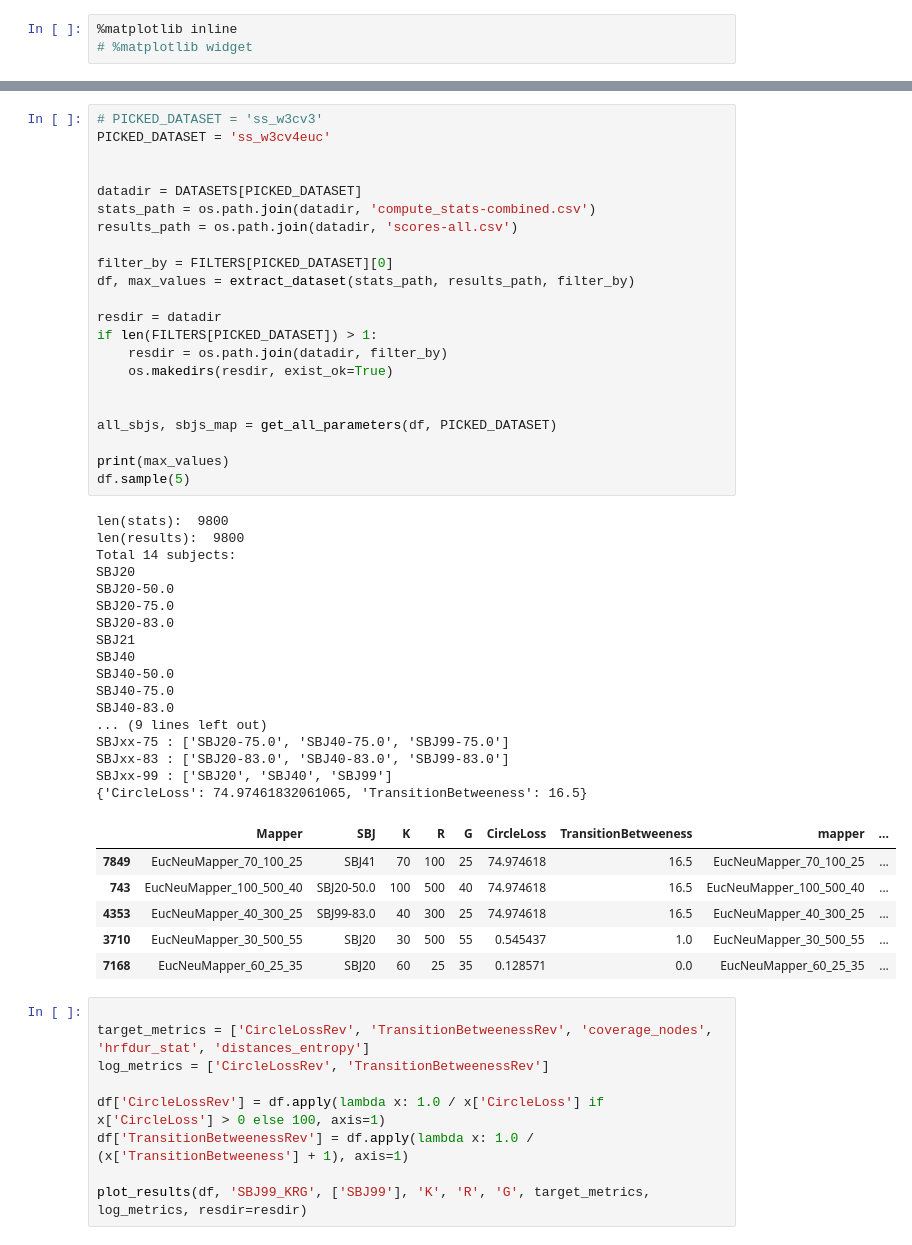
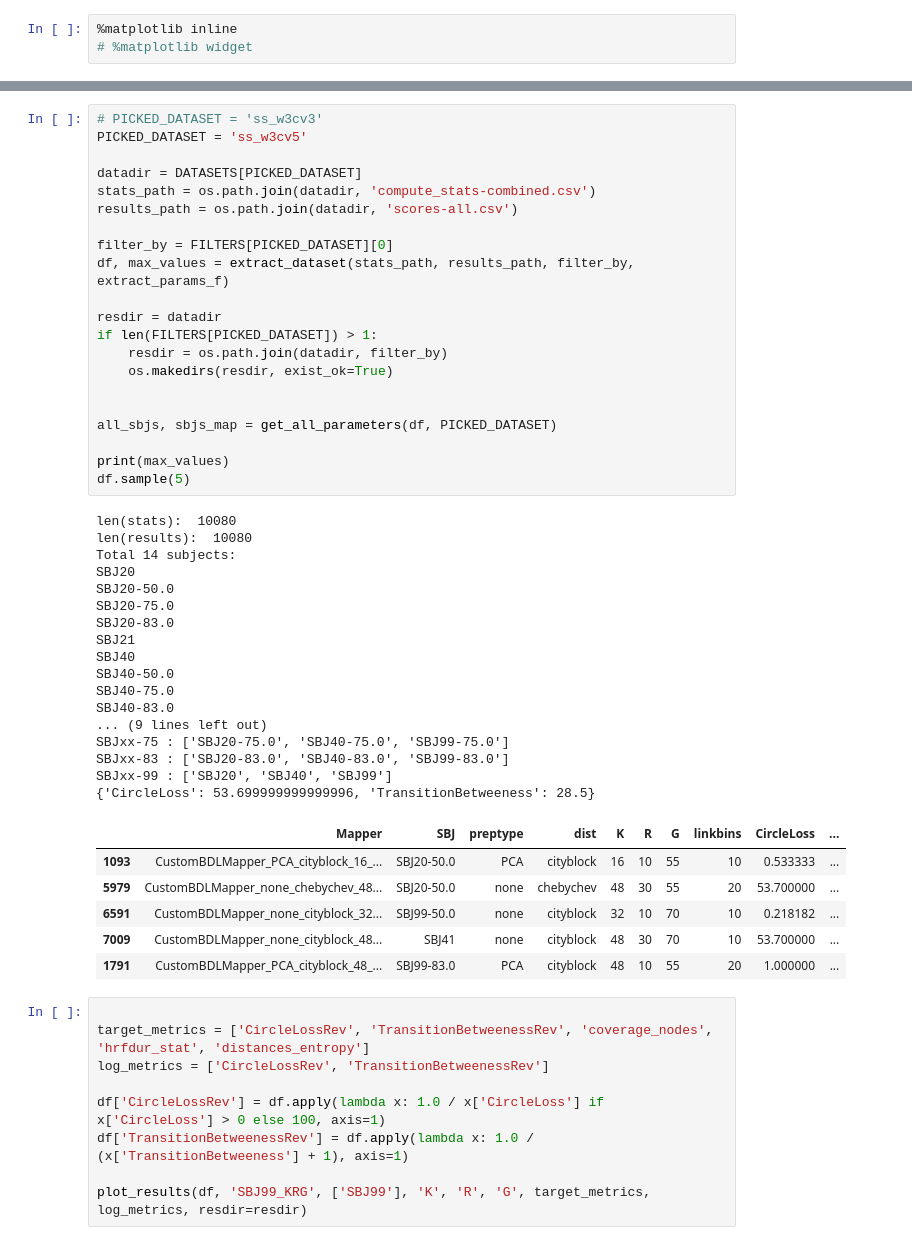
Before and after one commit to braindynamicslab/demapper, a Jupyter notebook: notebooks/plot_R_G_scatter.ipynb, the cells around one changed output, grey strips where cells are left out. Saved outputs shown, nothing was run; the diff lists cells and outputs as text.

```diff
--- a/notebooks/plot_R_G_scatter.ipynb
+++ b/notebooks/plot_R_G_scatter.ipynb
@@ -349,49 +22,48 @@ circle_loss_threshold = 10.0
 # %%
 # PICKED_DATASET = 'ss_w3cv3'
-PICKED_DATASET = 'ss_w3cv4euc'
-
+PICKED_DATASET = 'ss_w3cv5'
 
 datadir = DATASETS[PICKED_DATASET]
 stats_path = os.path.join(datadir, 'compute_stats-combined.csv')
 results_path = os.path.join(datadir, 'scores-all.csv')
 
 filter_by = FILTERS[PICKED_DATASET][0]
-df, max_values = extract_dataset(stats_path, results_path, filter_by)
+df, max_values = extract_dataset(stats_path, results_path, filter_by, extract_params_f)
 
 resdir = datadir
 if len(FILTERS[PICKED_DATASET]) > 1:
     resdir = os.path.join(datadir, filter_by)
     os.makedirs(resdir, exist_ok=True)
 
 
 all_sbjs, sbjs_map = get_all_parameters(df, PICKED_DATASET)
 
 print(max_values)
 df.sample(5)
 # %% [output]
-len(stats):  9800
-len(results):  9800
+len(stats):  10080
+len(results):  10080
 Total 14 subjects:
 SBJ20
 SBJ20-50.0
 SBJ20-75.0
 SBJ20-83.0
 SBJ21
 SBJ40
 SBJ40-50.0
 SBJ40-75.0
 SBJ40-83.0
 ... (9 lines left out)
 SBJxx-75 : ['SBJ20-75.0', 'SBJ40-75.0', 'SBJ99-75.0']
 SBJxx-83 : ['SBJ20-83.0', 'SBJ40-83.0', 'SBJ99-83.0']
 SBJxx-99 : ['SBJ20', 'SBJ40', 'SBJ99']
-{'CircleLoss': 74.97461832061065, 'TransitionBetweeness': 16.5}
+{'CircleLoss': 53.699999999999996, 'TransitionBetweeness': 28.5}
-|  | Mapper | SBJ | K | R | G | CircleLoss | TransitionBetweeness | mapper | ... |
-| 7849 | EucNeuMapper_70_100_25 | SBJ41 | 70 | 100 | 25 | 74.974618 | 16.5 | EucNeuMapper_70_100_25 | ... |
-| 743 | EucNeuMapper_100_500_40 | SBJ20-50.0 | 100 | 500 | 40 | 74.974618 | 16.5 | EucNeuMapper_100_500_40 | ... |
-| 4353 | EucNeuMapper_40_300_25 | SBJ99-83.0 | 40 | 300 | 25 | 74.974618 | 16.5 | EucNeuMapper_40_300_25 | ... |
-| 3710 | EucNeuMapper_30_500_55 | SBJ20 | 30 | 500 | 55 | 0.545437 | 1.0 | EucNeuMapper_30_500_55 | ... |
-| 7168 | EucNeuMapper_60_25_35 | SBJ20 | 60 | 25 | 35 | 0.128571 | 0.0 | EucNeuMapper_60_25_35 | ... |
+|  | Mapper | SBJ | preptype | dist | K | R | G | linkbins | CircleLoss | ... |
+| 1093 | CustomBDLMapper_PCA_cityblock_16_... | SBJ20-50.0 | PCA | cityblock | 16 | 10 | 55 | 10 | 0.533333 | ... |
+| 5979 | CustomBDLMapper_none_chebychev_48... | SBJ20-50.0 | none | chebychev | 48 | 30 | 55 | 20 | 53.700000 | ... |
+| 6591 | CustomBDLMapper_none_cityblock_32... | SBJ99-50.0 | none | cityblock | 32 | 10 | 70 | 10 | 0.218182 | ... |
+| 7009 | CustomBDLMapper_none_cityblock_48... | SBJ41 | none | cityblock | 48 | 30 | 70 | 10 | 53.700000 | ... |
+| 1791 | CustomBDLMapper_PCA_cityblock_48_... | SBJ99-83.0 | PCA | cityblock | 48 | 10 | 55 | 20 | 1.000000 | ... |
 # %%
 
 target_metrics = ['CircleLossRev', 'TransitionBetweenessRev', 'coverage_nodes', 'hrfdur_stat', 'distances_entropy']
```
Also changed, not shown: parts of 10 cells of this notebook, 16 other files.
